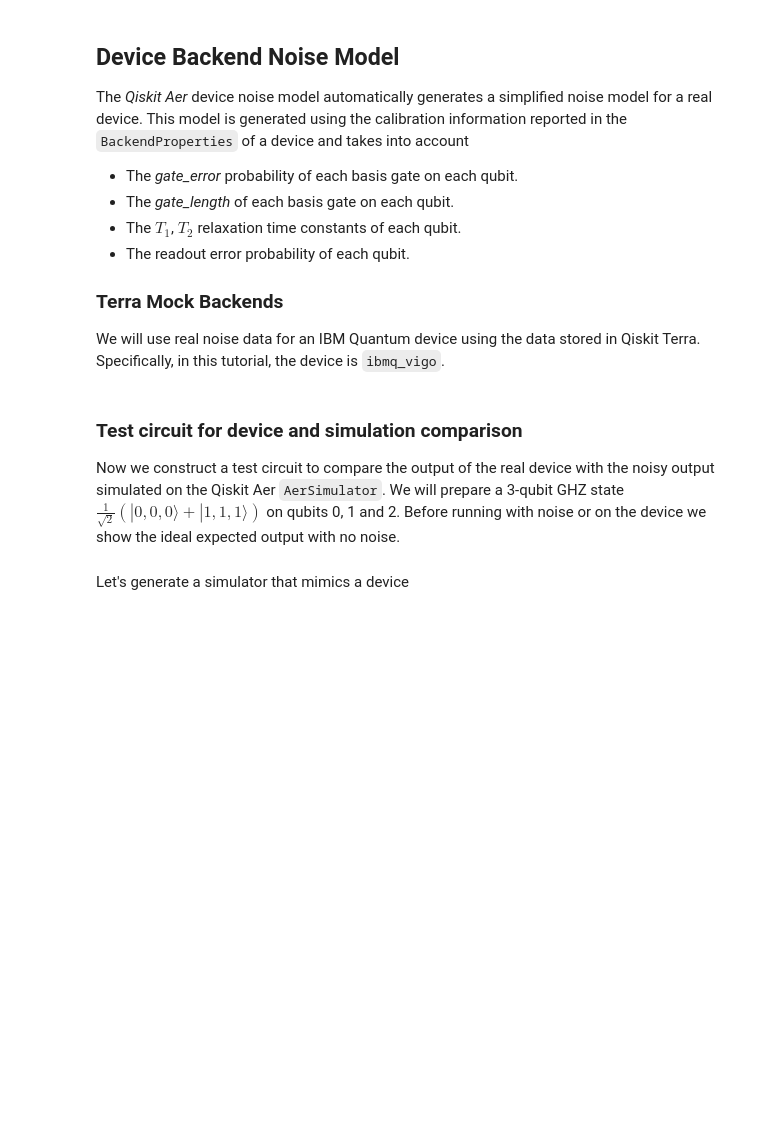
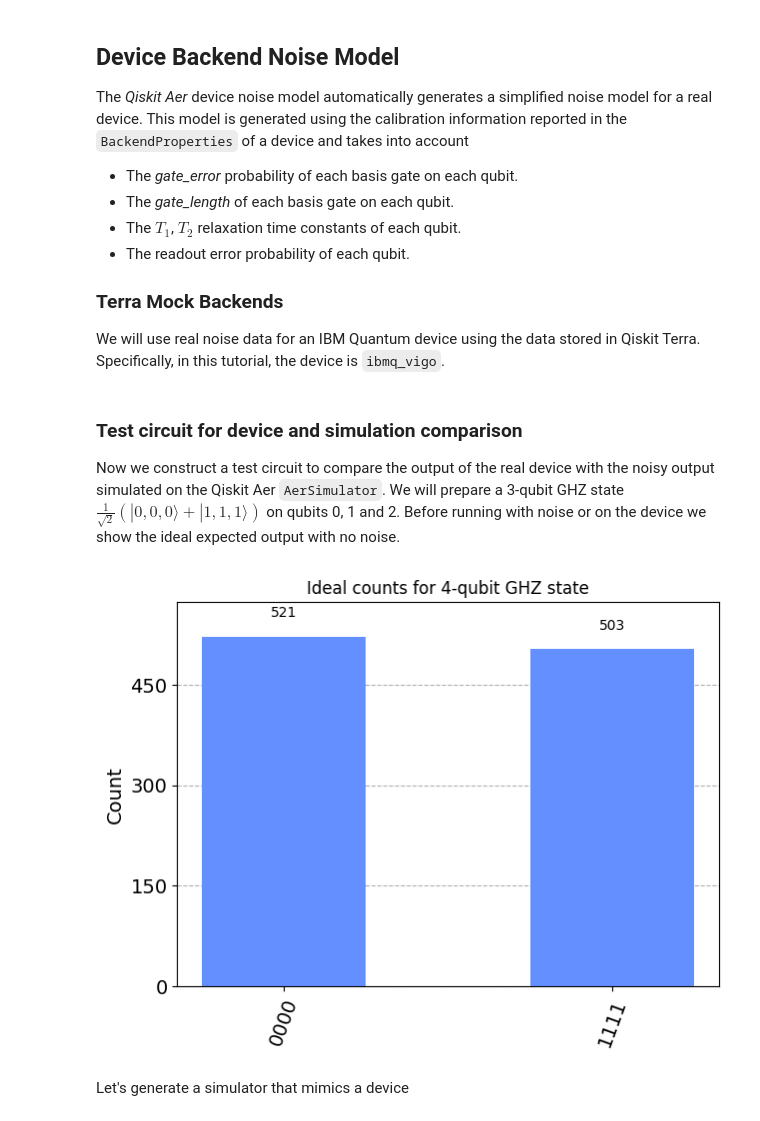
Before and after one commit to grossiM/LAB_Quantum_Computation22, a Jupyter notebook: Lezione_2/lecture_2.ipynb, the cells around one changed output. Drawn from its saved outputs; the diff is of its cells as text; code cells hidden in the pictures; blank space fills up the shorter version.

```diff
--- a/Lezione_2/lecture_2.ipynb
+++ b/Lezione_2/lecture_2.ipynb
@@ -271,18 +394,21 @@ device_backend = FakeVigo()
 Now we construct a test circuit to compare the output of the real device with the noisy output simulated on the Qiskit Aer `AerSimulator`. We will prepare a 3-qubit GHZ state $\frac{1}{\sqrt2}(|0,0,0\rangle + |1,1,1\rangle)$ on qubits 0, 1 and 2. Before running with noise or on the device we show the ideal expected output with no noise.
 # %%
 # Construct quantum circuit
-circ = QuantumCircuit(3, 3)
+circ = QuantumCircuit(4, 4)
 circ.h(0)
 circ.cx(0, 1)
 circ.cx(1, 2)
-circ.measure([0, 1, 2], [0, 1, 2])
+circ.cx(2,3)
+circ.measure([0, 1, 2,3], [0, 1, 2,3])
 
 sim_ideal = AerSimulator()
 
 # Execute and get counts
 result = sim_ideal.run(transpile(circ, sim_ideal)).result()
 counts = result.get_counts(0)
-plot_histogram(counts, title='Ideal counts for 3-qubit GHZ state')
+plot_histogram(counts, title='Ideal counts for 4-qubit GHZ state')
+# %% [output]
+[figure, added]
 # %% [markdown]
 Let's generate a simulator that mimics a device
 # %%
```
Also changed, not shown: parts of 19 cells of this notebook, 4 other files.
